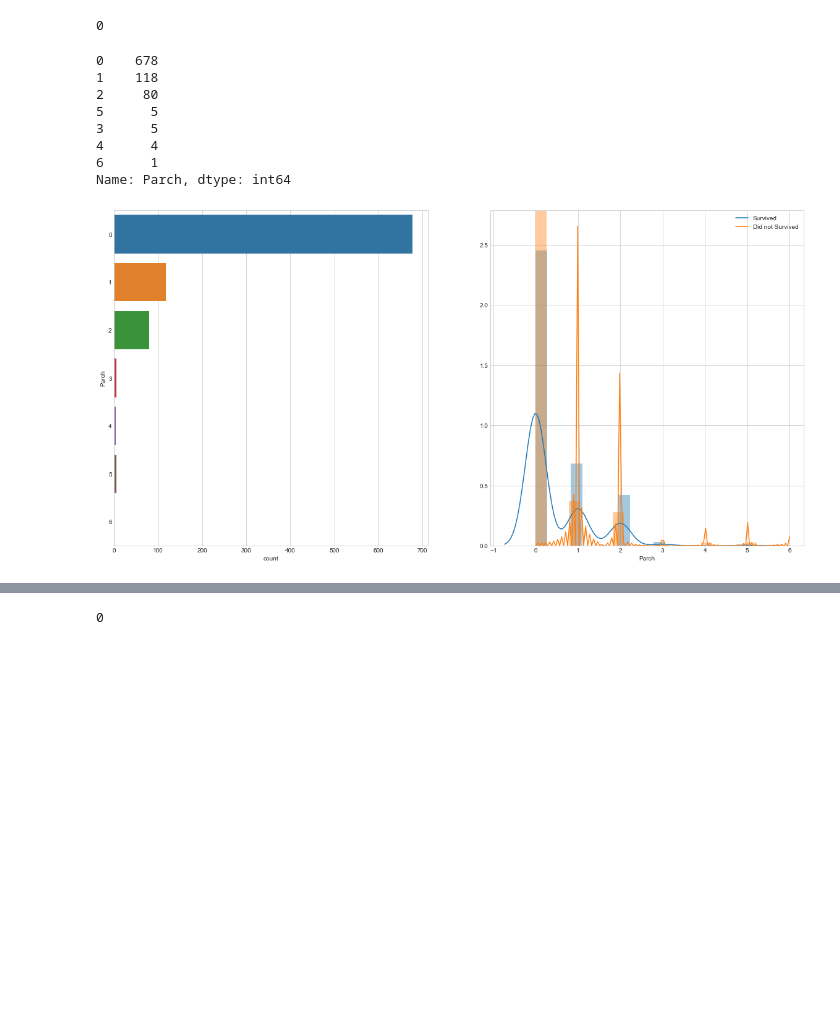
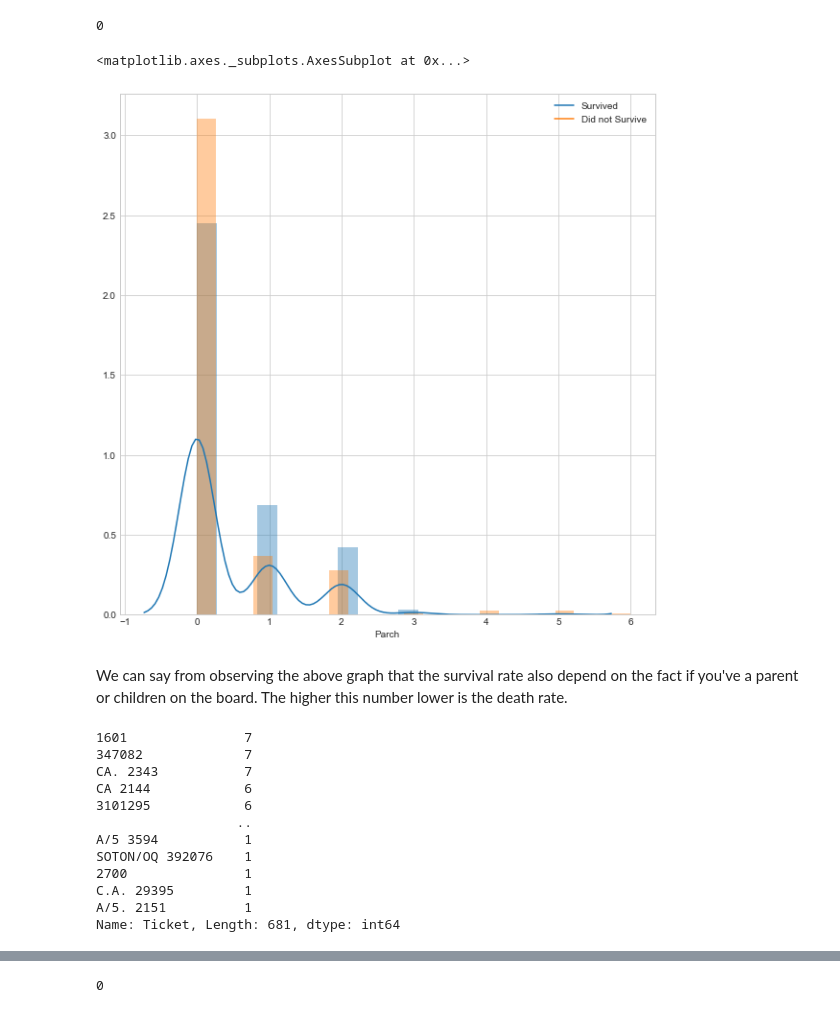
Before and after one commit to guptaa98/Kaggle-Notebooks, a Jupyter notebook: Titanic kaggle.ipynb, the cells around one changed output, grey strips where cells are left out. Saved outputs shown, nothing was run; the diff lists cells and outputs as text; code cells hidden in the pictures; blank space fills up the shorter version.

```diff
--- a/Titanic kaggle.ipynb
+++ b/Titanic kaggle.ipynb
@@ -268,14 +285,27 @@ plot_count_dist(train,bin_df=df_bin,label_column='Survived',target_column='SibSp
 missing_values['Parch']
 # %% [output]
 0
+# %%
+fig = plt.figure(figsize=(10,10))
+sns.distplot(train.loc[train['Survived']==1]['Parch'],kde_kws={'label':'Survived'})
+sns.distplot(train.loc[train['Survived']==0]['Parch'],kde_kws={'label':'Did not Survive'})
+# %% [output]
+<matplotlib.axes._subplots.AxesSubplot at 0x...>
+[figure, added]
+# %% [markdown]
+We can say from observing the above graph that the survival rate also depend on the fact if you've a parent or children on the board. The higher this number lower is the death rate.
 # %%
-train.Parch.value_counts()
+train.Ticket.value_counts()
 # %% [output]
-0    678
-1    118
-2     80
-5      5
-3      5
-4      4
-6      1
-Name: Parch, dtype: int64
+1601               7
+347082             7
+CA. 2343           7
+CA 2144            6
+3101295            6
+                  ..
+A/5 3594           1
+SOTON/OQ 392076    1
+2700               1
+C.A. 29395         1
+A/5. 2151          1
+Name: Ticket, Length: 681, dtype: int64
@@ -285,4 +311,0 @@ df_con['Parch']=train['Parch']
-# %%
-plot_count_dist(train,bin_df=df_bin,label_column='Survived',target_column='Parch',figsize=(20,10))
-# %% [output]
-[figure, removed]
```
Also changed, not shown: parts of 129 cells of this notebook.
